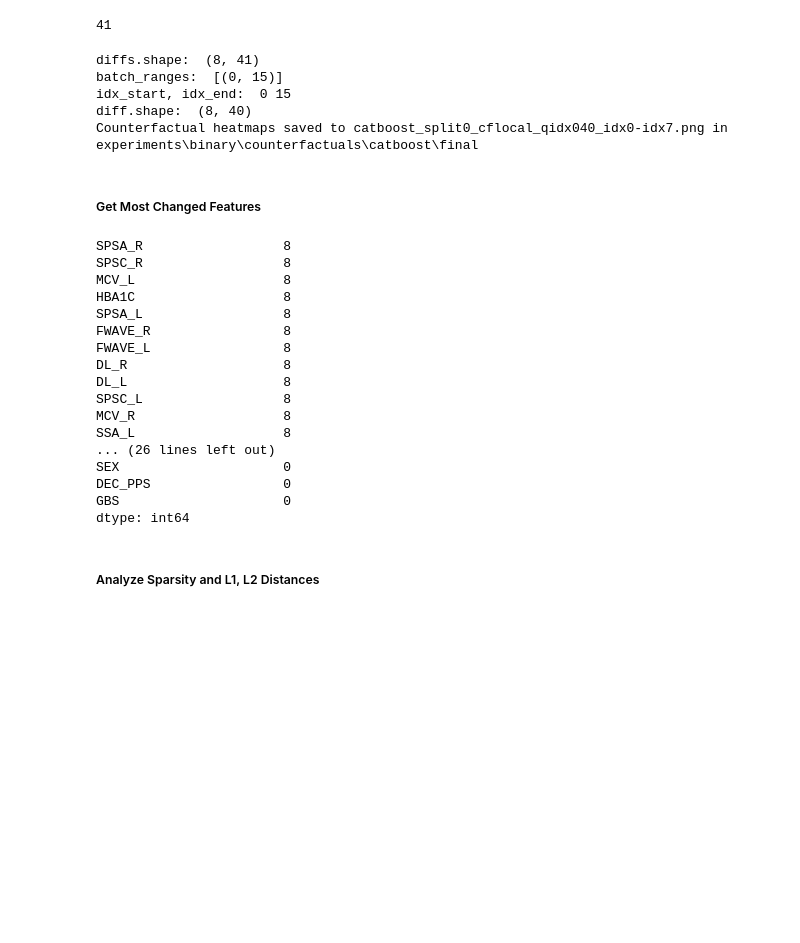
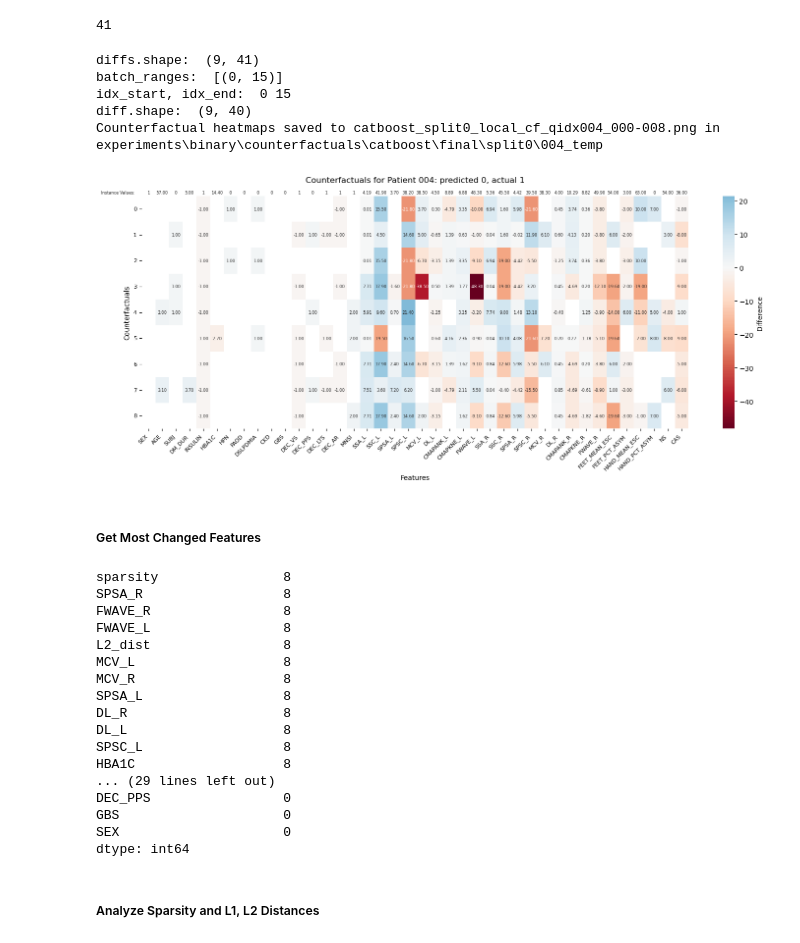
Before and after one commit to acbriza/dpn2026, a Jupyter notebook: module/counterfactuals.ipynb, the cells around one changed output. Saved outputs shown, nothing was run; the diff lists cells and outputs as text; code cells hidden in the pictures; blank space fills up the shorter version.

Commit message:
update counterfactuals notebook

```diff
--- a/module/counterfactuals.ipynb
+++ b/module/counterfactuals.ipynb
@@ -353,34 +367,36 @@ dfXy.columns.__len__()
 # %%
 cf.plot_local_cf_heatmap(dfXy, df_dcf, query_instance,
                       query_idx=pidx, pred=0, actual=1, config=config, split_index=midx,
-                      savedir=outputdir)
+                      savedir=split_instance_output_dir)
 # %% [output]
-diffs.shape:  (8, 41)
+diffs.shape:  (9, 41)
 batch_ranges:  [(0, 15)]
 idx_start, idx_end:  0 15
-diff.shape:  (8, 40)
-Counterfactual heatmaps saved to catboost_split0_cflocal_qidx040_idx0-idx7.png in experiments\binary\counterfactuals\catboost\final
+diff.shape:  (9, 40)
+Counterfactual heatmaps saved to catboost_split0_local_cf_qidx004_000-008.png in experiments\binary\counterfactuals\catboost\final\split0\004_temp
+[figure, added]
 # %% [markdown]
 ##### Get Most Changed Features
 # %%
-cf.get_most_changed_feature(df_dcf, query_instance, config, savedir=None)
+cf.get_most_changed_feature(
+    df_dcf, query_instance, config, midx, savedir=split_instance_output_dir)
 # %% [output]
+sparsity                8
 SPSA_R                  8
-SPSC_R                  8
-MCV_L                   8
-HBA1C                   8
-SPSA_L                  8
 FWAVE_R                 8
 FWAVE_L                 8
+L2_dist                 8
+MCV_L                   8
+MCV_R                   8
+SPSA_L                  8
 DL_R                    8
 DL_L                    8
 SPSC_L                  8
-MCV_R                   8
-SSA_L                   8
-... (26 lines left out)
-SEX                     0
+HBA1C                   8
+... (29 lines left out)
 DEC_PPS                 0
 GBS                     0
+SEX                     0
 dtype: int64
 # %% [markdown]
 ##### Analyze Sparsity and L1, L2 Distances
```
Also changed, not shown: parts of 23 cells of this notebook.
